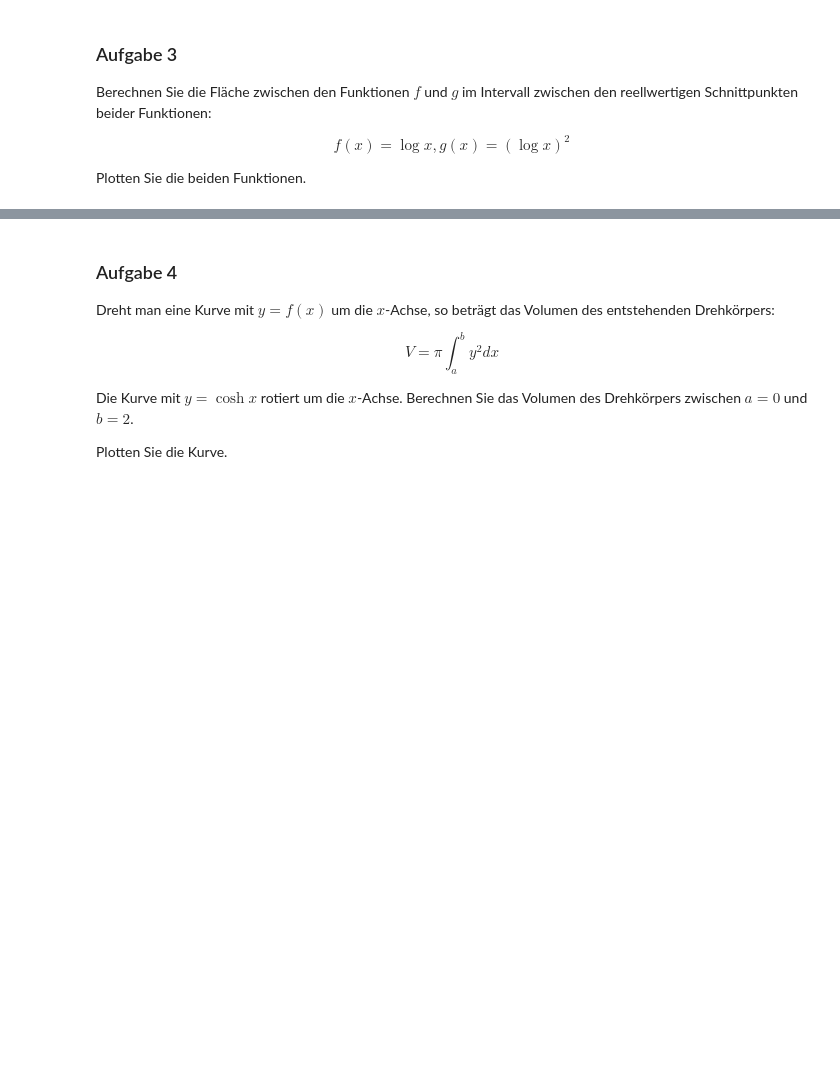
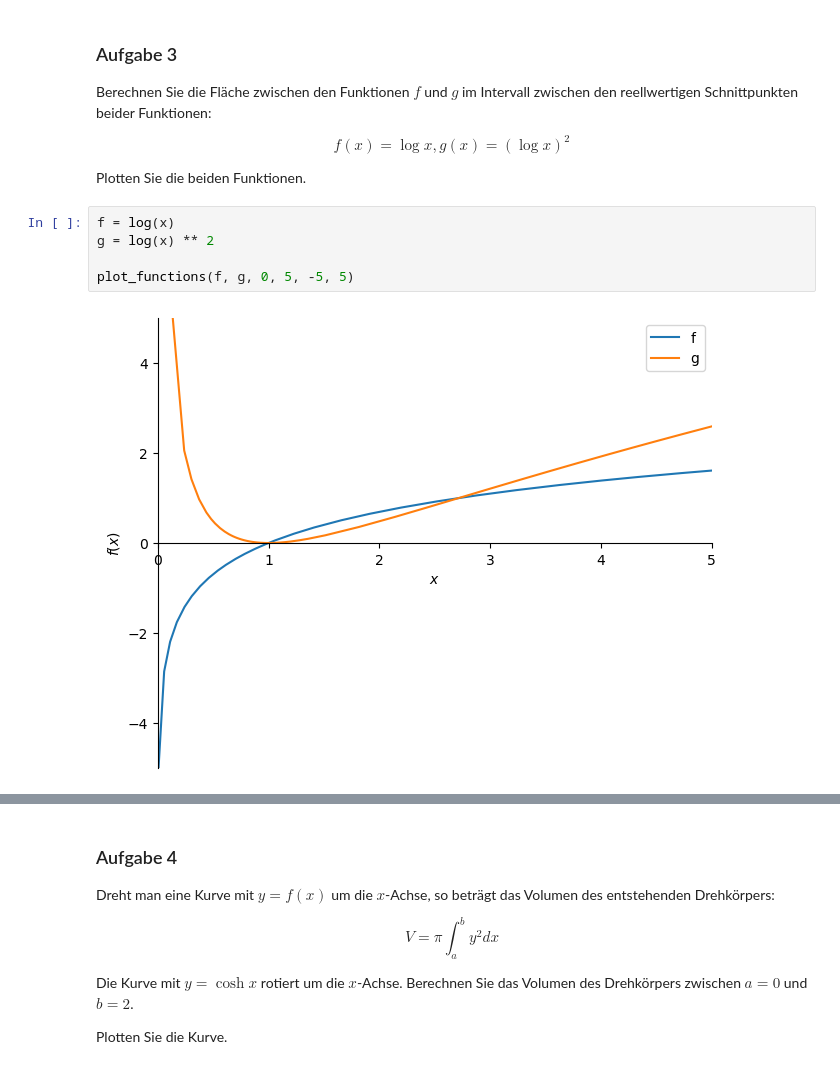
Before and after one commit to maixnor/uniwien, a Jupyter notebook: notebooks/Aufgabenblatt_7.ipynb, the cells around one changed output, grey strips where cells are left out. Saved outputs shown, nothing was run; the diff lists cells and outputs as text; blank space fills up the shorter version.

```diff
--- a/notebooks/Aufgabenblatt_7.ipynb
+++ b/notebooks/Aufgabenblatt_7.ipynb
@@ -51,3 +104,10 @@ f(x)=\log{x},g(x)=(\log{x})^2
 $$
 
 Plotten Sie die beiden Funktionen.
+# %%
+f = log(x)
+g = log(x) ** 2
+
+plot_functions(f, g, 0, 5, -5, 5)
+# %% [output]
+[figure, added]
```
Also changed, not shown: parts of 13 cells of this notebook, 1 other file.
